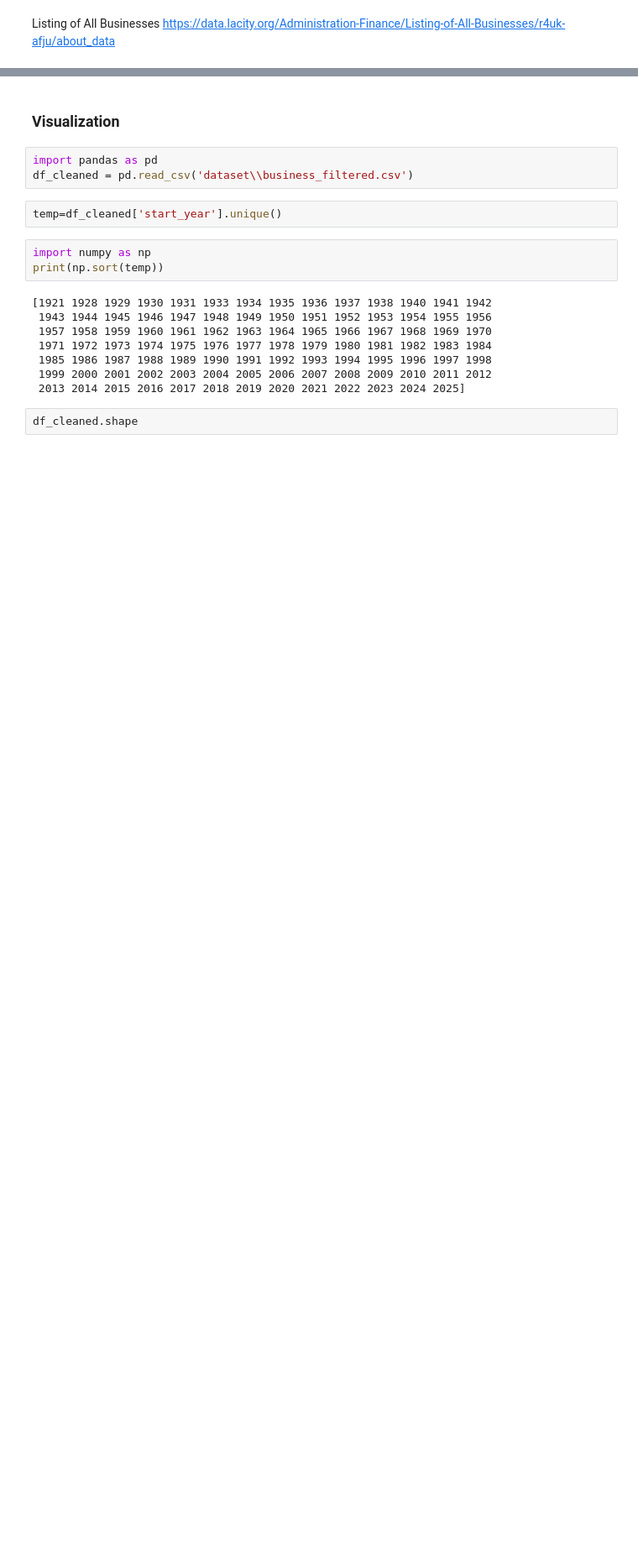
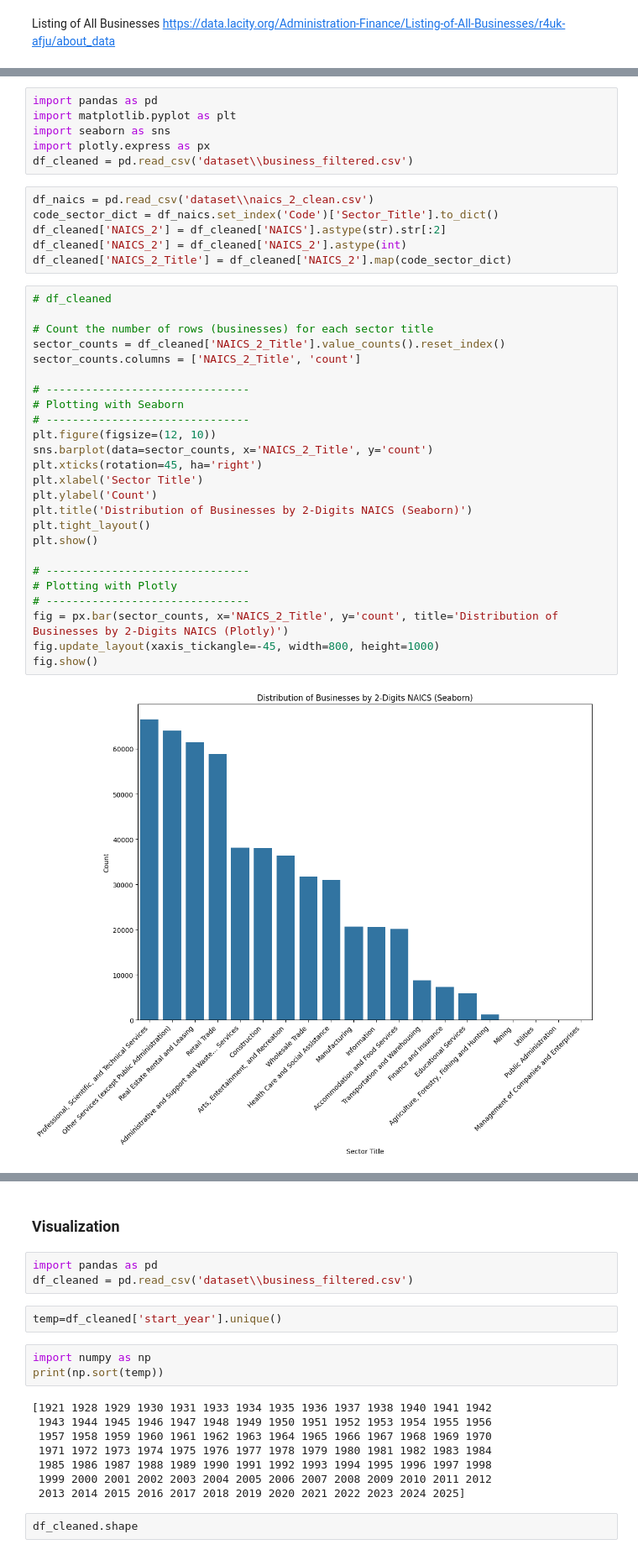
Before and after one commit to EricSJSU-DataScience/CS163_project, a Jupyter notebook: dataset_la_business_visualization.ipynb, the cells around one changed output, grey strips where cells are left out. Shown at 84% size. Drawn from its saved outputs; the diff is of its cells as text; blank space fills up the shorter version.

```diff
--- a/dataset_la_business_visualization.ipynb
+++ b/dataset_la_business_visualization.ipynb
@@ -3,0 +6,39 @@ https://data.lacity.org/Administration-Finance/Listing-of-All-Businesses/r4uk-af
+# %%
+import pandas as pd
+import matplotlib.pyplot as plt
+import seaborn as sns
+import plotly.express as px
+df_cleaned = pd.read_csv('dataset\\business_filtered.csv')
+# %%
+df_naics = pd.read_csv('dataset\\naics_2_clean.csv')
+code_sector_dict = df_naics.set_index('Code')['Sector_Title'].to_dict()
+df_cleaned['NAICS_2'] = df_cleaned['NAICS'].astype(str).str[:2]
+df_cleaned['NAICS_2'] = df_cleaned['NAICS_2'].astype(int)
+df_cleaned['NAICS_2_Title'] = df_cleaned['NAICS_2'].map(code_sector_dict)
+# %%
+# df_cleaned
+
+# Count the number of rows (businesses) for each sector title
+sector_counts = df_cleaned['NAICS_2_Title'].value_counts().reset_index()
+sector_counts.columns = ['NAICS_2_Title', 'count']
+
+# -------------------------------
+# Plotting with Seaborn
+# -------------------------------
+plt.figure(figsize=(12, 10))
+sns.barplot(data=sector_counts, x='NAICS_2_Title', y='count')
+plt.xticks(rotation=45, ha='right')
+plt.xlabel('Sector Title')
+plt.ylabel('Count')
+plt.title('Distribution of Businesses by 2-Digits NAICS (Seaborn)')
+plt.tight_layout()
+plt.show()
+
+# -------------------------------
+# Plotting with Plotly
+# -------------------------------
+fig = px.bar(sector_counts, x='NAICS_2_Title', y='count', title='Distribution of Businesses by 2-Digits NAICS (Plotly)')
+fig.update_layout(xaxis_tickangle=-45, width=800, height=1000)
+fig.show()
+# %% [output]
+[figure, added]
```
Also changed, not shown: parts of 30 cells of this notebook, 4 other files.
